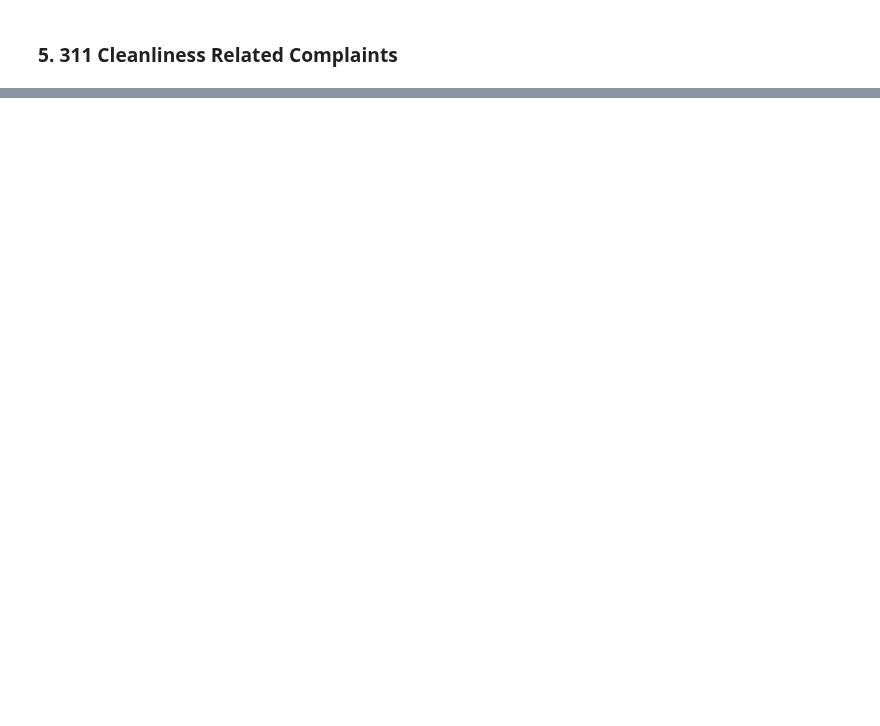
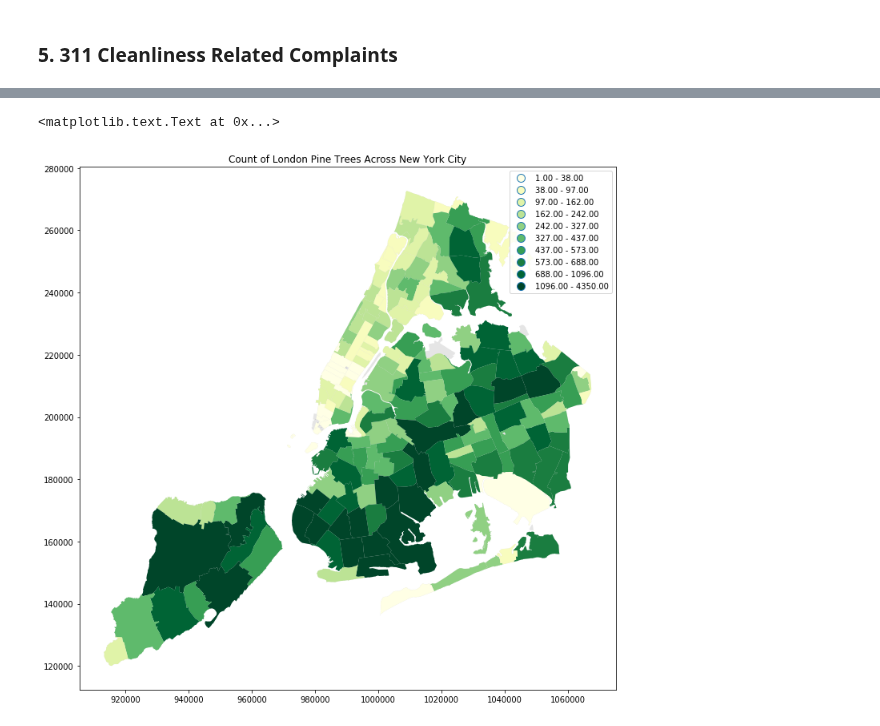
Before and after one commit to rxl204/PUI2017_rxl204, a Jupyter notebook: ExtraCredit/PUI_EC_rxl204.ipynb, the cells around one changed output, grey strips where cells are left out. Drawn from its saved outputs; the diff is of its cells as text; code cells hidden in the pictures; blank space fills up the shorter version.

```diff
--- a/ExtraCredit/PUI_EC_rxl204.ipynb
+++ b/ExtraCredit/PUI_EC_rxl204.ipynb
@@ -46,0 +66,5 @@ For this study, I will be using the following sources of data:
+# %%
+#read in nyc zipcode shapefile
+zipsNYC = gpd.GeoDataFrame.from_file(PUIdata + '/ZIP_CODE_040114.shp')
+zipsNYC.crs = from_epsg(2263)
+zipsNYC.head()
@@ -47 +78,3 @@ For this study, I will be using the following sources of data:
+# %%
+zipsNYC.ZIPCODE = zipsNYC.ZIPCODE.astype(int)
 # %% [markdown]
@@ -326,0 +739,7 @@ javascript:showDownloadDialog(downloadValidator)
+# %%
+df.crs = {'init' :'epsg:4326'}
+zipsNYC.crs = {'init' :'epsg:4326'}
+# %%
+#merge tree with shapefile for mapping
+dfmap = pd.merge(zipsNYC, dfg, left_on='ZIPCODE', right_on='postcode')
+dfmap
@@ -326,0 +765,11 @@ javascript:showDownloadDialog(downloadValidator)
+# %%
+#plot shapefile as basemap
+#overlap with counts of pine tree in each zipcode
+fig = plt.figure(figsize = (12,12))
+ax = fig.add_subplot(111)
+zipsNYC.plot(ax=ax, color='black', alpha=0.1)
+dfmap.plot(ax=ax, column='spc_common',cmap='YlGn',scheme='quantiles',k=10,legend=True);
+plt.title('Count of London Pine Trees Across New York City', size=12)
+# %% [output]
+<matplotlib.text.Text at 0x...>
+[figure, added]
```
Also changed, not shown: parts of 75 cells of this notebook, 4 other files.
